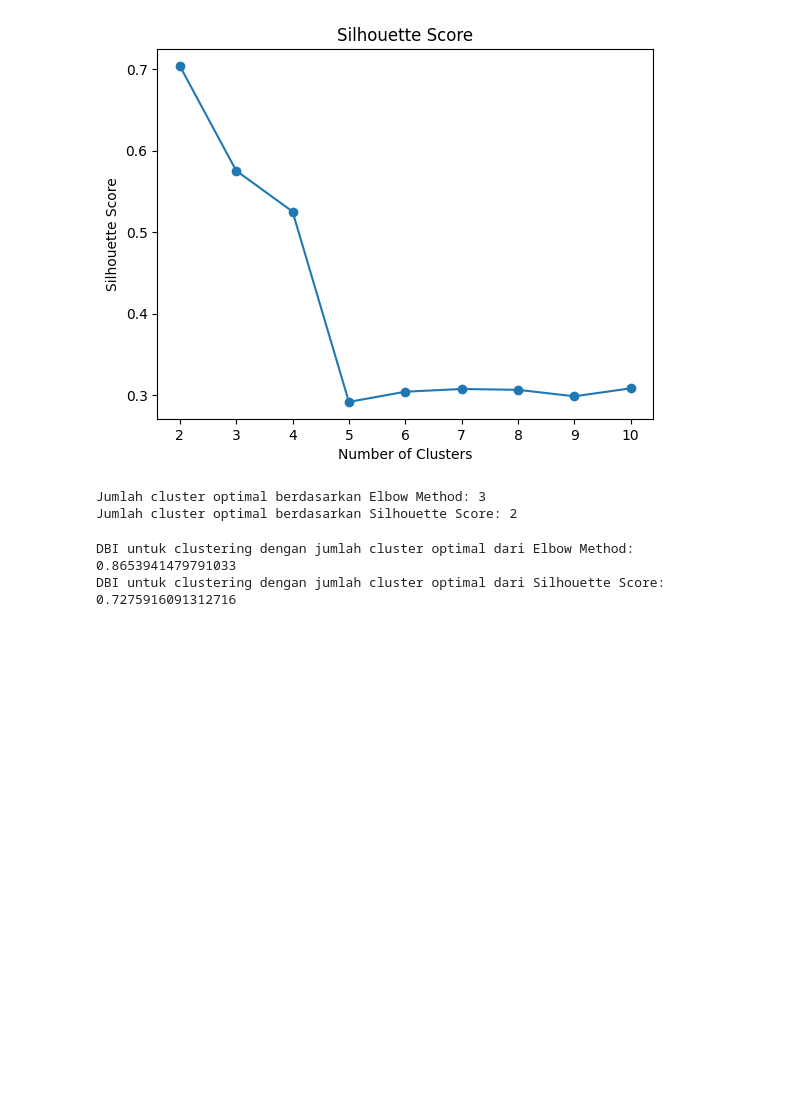
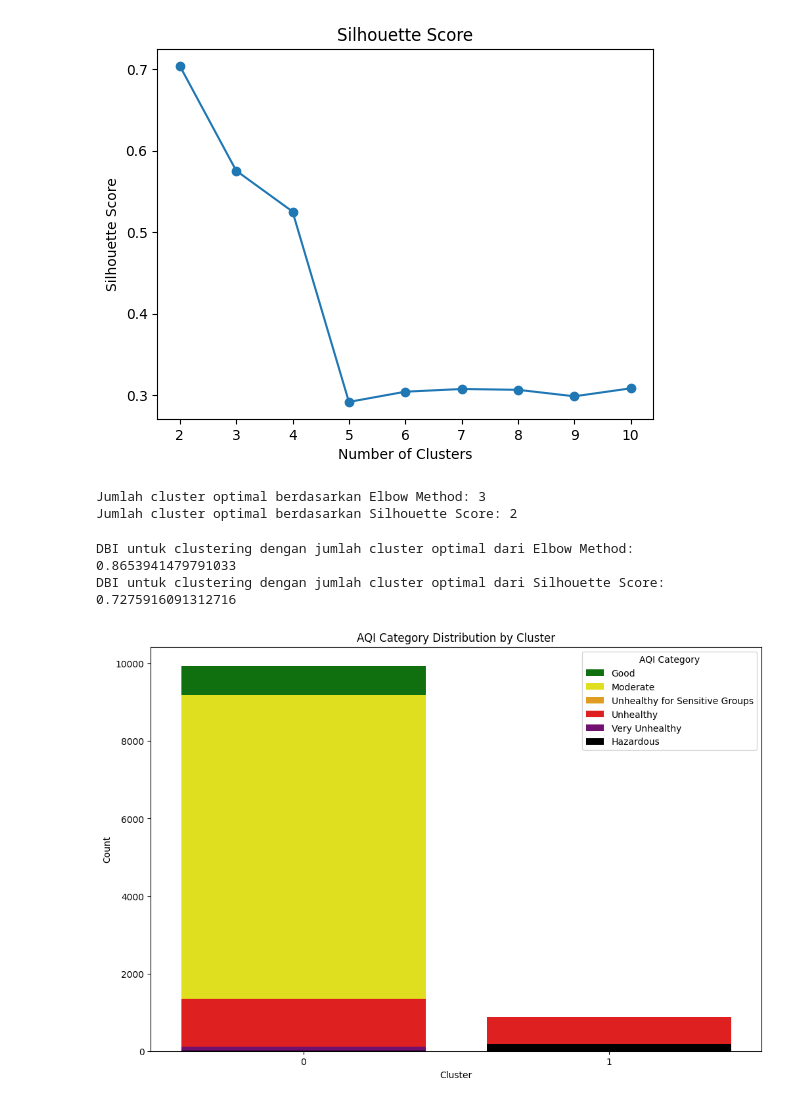
Before and after one commit to yudhamyn/PROJECT-AKHIR, a Jupyter notebook: yudha/85%.ipynb, the cells around one changed output. Saved outputs shown, nothing was run; the diff lists cells and outputs as text; code cells hidden in the pictures; blank space fills up the shorter version.

Commit message:
visualisasi persebarn cluster, jika hanya 2

```diff
--- a/yudha/85%.ipynb
+++ b/yudha/85%.ipynb
@@ -3,7 +3,7 @@ import pandas as pd
 import matplotlib.pyplot as plt
 import seaborn as sns
 # %%
-df= pd.read_csv("global_air_pollution_data.csv")
+df= pd.read_csv("D:\GreatEdu\PROJECT-AKHIR\global_air_pollution_data.csv")
 df.head()
 # %% [output]
 |  | country_name | city_name | aqi_value | aqi_category | co_aqi_value\t | co_aqi_category | ozone_aqi_value | ... |
@@ -489,0 +492,23 @@ DBI untuk clustering dengan jumlah cluster optimal dari Silhouette Score: 0.7275
+# %%
+import matplotlib.pyplot as plt
+import seaborn as sns
+
+# Hitung jumlah kategori AQI di setiap klaster
+cluster_aqi_counts = df.groupby(['cluster_label', 'aqi_category']).size().unstack()
+
+# Visualisasi dengan diagram batang
+plt.figure(figsize=(12, 8))
+sns.barplot(data=cluster_aqi_counts.reset_index(), x='cluster_label', y='Good', color='green', label='Good')
+sns.barplot(data=cluster_aqi_counts.reset_index(), x='cluster_label', y='Moderate', color='yellow', label='Moderate')
+sns.barplot(data=cluster_aqi_counts.reset_index(), x='cluster_label', y='Unhealthy for Sensitive Groups', color='orange', label='Unhealthy for Sensitive Groups')
+sns.barplot(data=cluster_aqi_counts.reset_index(), x='cluster_label', y='Unhealthy', color='red', label='Unhealthy')
+sns.barplot(data=cluster_aqi_counts.reset_index(), x='cluster_label', y='Very Unhealthy', color='purple', label='Very Unhealthy')
+sns.barplot(data=cluster_aqi_counts.reset_index(), x='cluster_label', y='Hazardous', color='black', label='Hazardous')
+
+plt.xlabel('Cluster')
+plt.ylabel('Count')
+plt.title('AQI Category Distribution by Cluster')
+plt.legend(title='AQI Category')
+plt.show()
+# %% [output]
+[figure, added]
```
Also changed, not shown: parts of 1 cell of this notebook, 1 other file.
